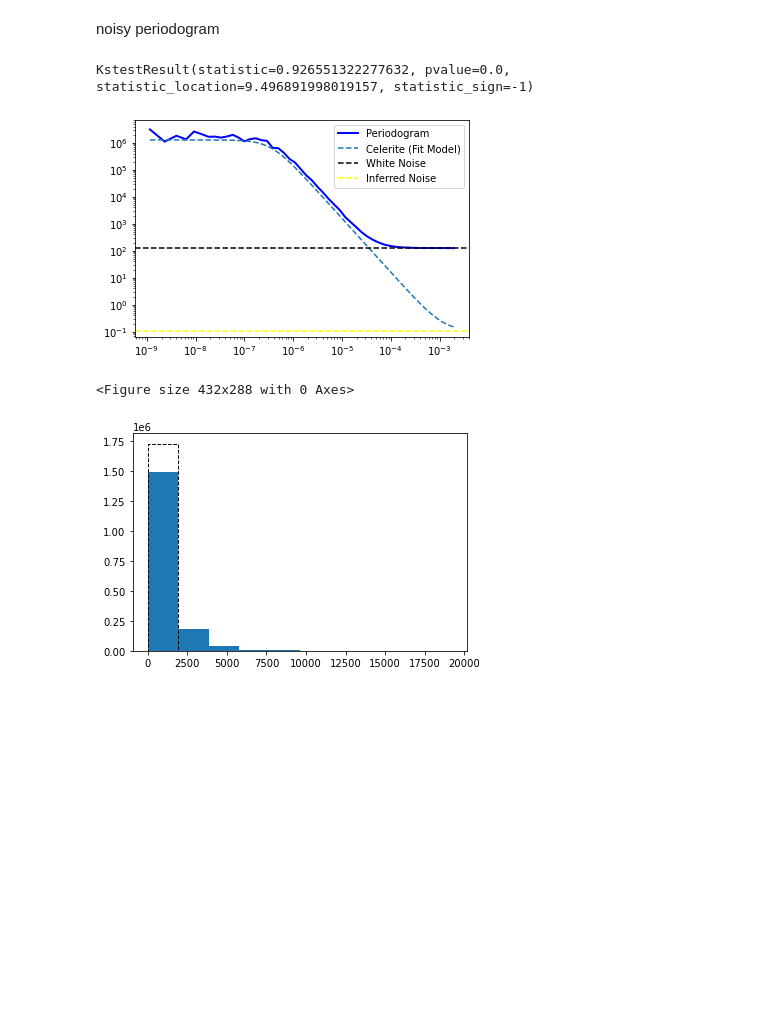
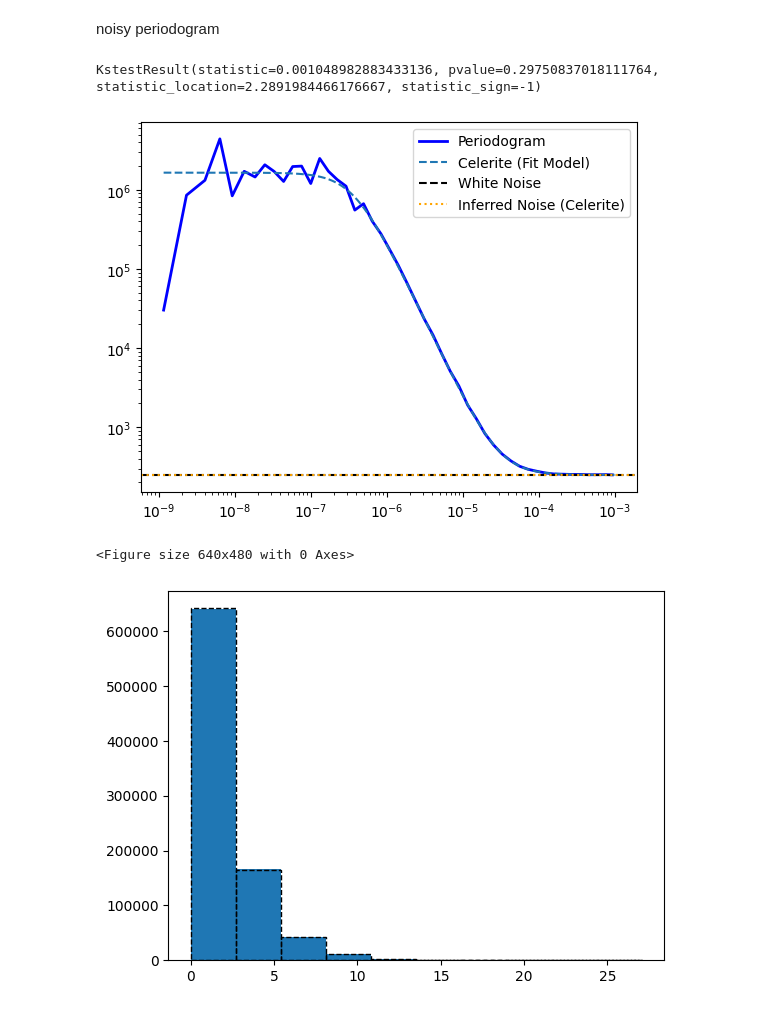
Before and after one commit to andresgur/mind_the_gaps, a Jupyter notebook: notebooks/poisson_level.ipynb, the cells around one changed output. Cells and saved outputs as stored; diff of their text form; code cells hidden in the pictures; blank space fills up the shorter version.

Commit message:
Updated notebook to reflect new Simulator refactor

```diff
--- a/notebooks/poisson_level.ipynb
+++ b/notebooks/poisson_level.ipynb
@@ -34,7 +25,8 @@ times = np.linspace(0, 1000, Npoints) * 3600 * 24 # seconds
 exposures = 1000 * np.ones(Npoints) # seconds
 duration = times[-1] + 1.5 * exposures[-1] - (times[0])
 print("Lightcurve duration: %.2f d" % (duration / 3600 /24))
-sim_dt = 1 / 4 * np.min(exposures)
+aliasing_factor = 2
+sim_dt = np.min(exposures) / aliasing_factor
 
 logS0 = 0
 S0 = np.exp(logS0)
@@ -53,10 +45,9 @@ int_freq = np.arange(minimum_frequency, fnyq, df_int) # frequencies over which t
 w_int = int_freq * 2 * np.pi
 normalization_factor =  2 / np.sqrt(2 * np.pi) # this factor accounts for the fact that we only integrate positive frequencies and the 1 / sqrt(2pi) from the Fourier transform
 var = np.sum(psd_model(w_int)) * df_int * 2 * np.pi * normalization_factor
-
-lc = simulate_lightcurve(times, psd_model,
-                        dt=sim_dt,
-                         extension_factor=extension_factor)
+simulator = Simulator(psd_model, times, exposures, mean=0, pdf="Gaussian", extension_factor=extension_factor,
+                      aliasing_factor=aliasing_factor)
+lc = simulator.simulate_regularly_sampled()
 
 plt.plot(lc.time, lc.countrate)
 plt.gca().ticklabel_format(useOffset=False)
@@ -196,35 +187,35 @@ noisy periodogram
 # %%
 ps_gauss_rebin = ps_gauss.rebin_log(f=0.3)
 plt.plot(ps_gauss_rebin.freq, ps_gauss_rebin.power,
          lw=2, color='blue', label="Periodogram")
 
 
 celerite_renorm  = psd * 2 * np.pi * normalization_factor
 plt.plot(frequencies, celerite_renorm,
          label="Celerite (Fit Model)", ls="--")
 
 plt.yscale("log")
 plt.xscale("log")
 
 # noise level
 noise = 2 * lc.dt * signoise**2
 plt.axhline(noise, ls="--", color="black", label="White Noise")
 inferred_noise = 2 * lc.dt * np.exp(solution.x[-1])**2
-plt.axhline(inferred_noise, ls="--", color="yellow", label="Inferred Noise")
+plt.axhline(inferred_noise, ls=":", color="orange", label="Inferred Noise (Celerite)")
 plt.legend()
 
 # compare results with Chi_2
 chi2dist = chi2(2)
 plt.figure()
 ratio = 2 * ps_gauss.power / celerite_renorm
 plt.figure()
 values, bins, _ = plt.hist(ratio, density=False)
 plt.hist(chi2dist.rvs(size=len(ps_gauss.power)), bins=bins,
          edgecolor="black", facecolor="None", ls="--")
 kstest_res = ks_1samp(ratio, chi2dist.cdf)
 print(kstest_res)
 # %% [output]
-KstestResult(statistic=0.926551322277632, pvalue=0.0, statistic_location=9.496891998019157, statistic_sign=-1)
+KstestResult(statistic=0.001048982883433136, pvalue=0.29750837018111764, statistic_location=2.2891984466176667, statistic_sign=-1)
-[figure, old version]
+[figure, new version]
-<Figure size 432x288 with 0 Axes>
+<Figure size 640x480 with 0 Axes>
-[figure, old version]
+[figure, new version]
```
Also changed, not shown: parts of 6 cells of this notebook.
